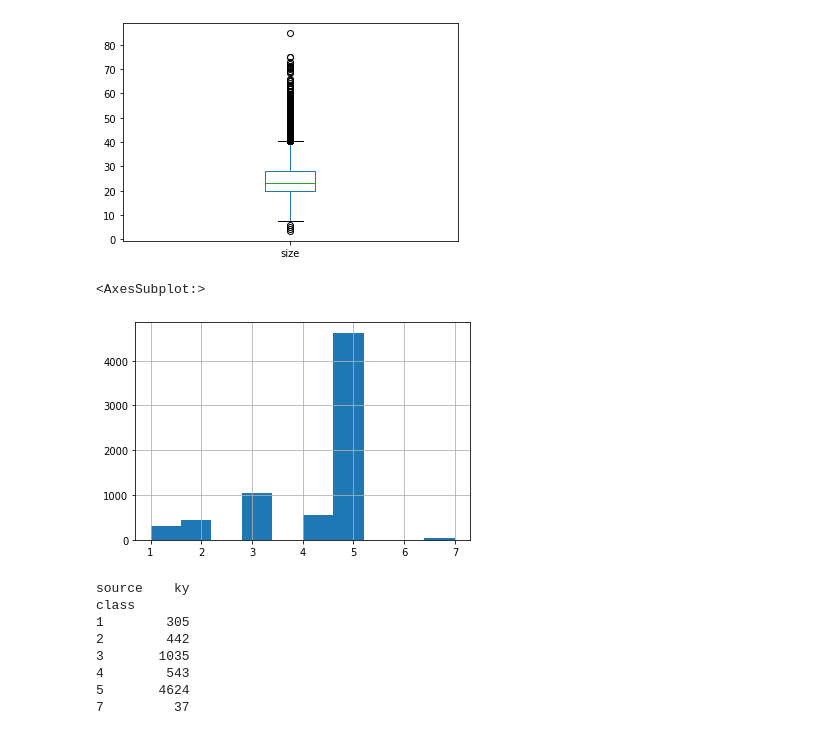
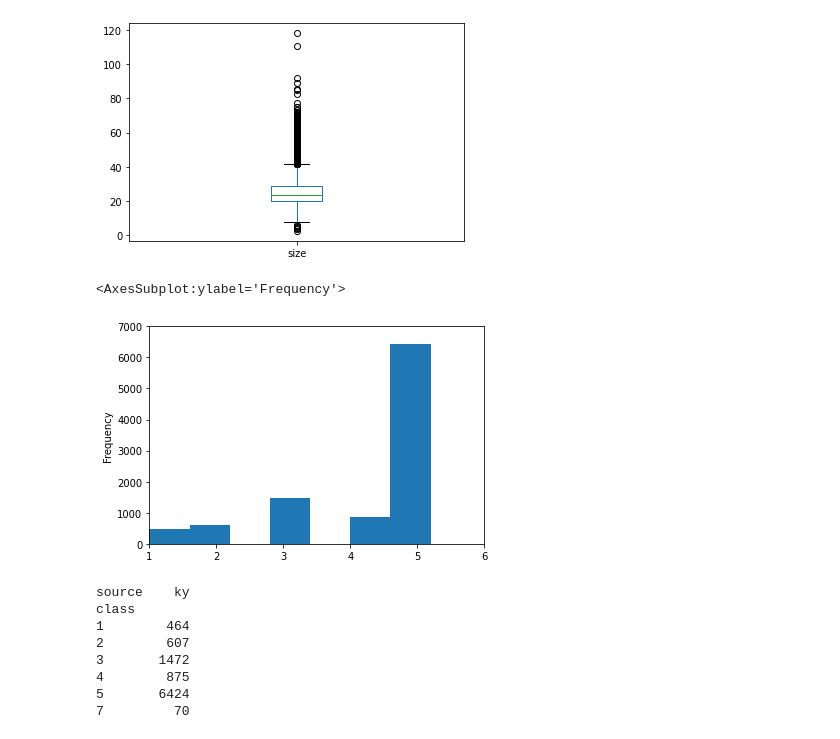
Before and after one commit to baibaidj/mmdet4med, a Jupyter notebook: demo/fracture_analysis.ipynb, the cells around one changed output. Drawn from its saved outputs; the diff is of its cells as text; code cells hidden in the pictures.

```diff
--- a/demo/fracture_analysis.ipynb
+++ b/demo/fracture_analysis.ipynb
@@ -23,18 +23,21 @@ import mmcv
 # json_str = mmcv.dump(data, file_format='json')
 # mmcv.list_from_file('a.txt')
 # %%
-# tb_rt = Path('/data/lung_algorithm/data/DetFrac/processed_new/plan_rib_crop')
-tb_rt = Path('/mnt/data4t/dejuns/ribfrac/processed/plan_frac_recheck')
-
+tb_rt = Path('/data/lung_algorithm/data/DetFrac/processed_new/plan_frac_recheck') # plan_frac_recheck # plan_rib_crop
+# tb_rt = Path('/mnt/data4t/dejuns/ribfrac/processed/plan_frac_recheck')
+exclude_cohorts = ['KY_B11_144_crop', 'ribfrac2020_crop']
 cohortids = [a for a in os.listdir(tb_rt) if os.path.isdir(tb_rt/a)]
 
 roi_all_list = []
+cohort2roifps = {}
 for cohort in cohortids:
+    if cohort in exclude_cohorts: continue
     cohort_dir = tb_rt/cohort
     cids = os.listdir(cohort_dir)
-
+    cohort2roifps.setdefault(cohort, [])
     for cid in cids:
         roi_fp = cohort_dir/f'{cid}/{cid}_ins2cls.json'
+        cohort2roifps[cohort].append(roi_fp)
         with open(roi_fp, 'r') as f:
             roi_info = mmcv.load(f, file_format='json')
         for roi in roi_info:
@@ -43,9 +46,13 @@ for cohort in cohortids:
             roi['size'] = np.linalg.norm(np.array(roi['bbox'])[3:] - np.array(roi['bbox'])[:3])
         roi_all_list.extend(roi_info)
 
+
 roi_all_tb = pd.DataFrame(roi_all_list)
 roi_all_tb['source'] = roi_all_tb['cohort'].apply(lambda x: 'ky' if 'KY' in x else 'pub')
 roi_all_tb.info()
-roi_all_tb.to_csv(tb_rt/'fracture_instance_info_all.csv')
+# roi_all_tb.to_csv(tb_rt/'fracture_instance_info_all.csv')
+
+for c, fns in cohort2roifps.items():
+    print(f'{c} {len(fns)}' )
 # %% [output]
 <class 'pandas.core.frame.DataFrame'>
@@ -96,25 +90,25 @@ class 7 instance 37 pid 24
 # roi_all_tb['size'].hist(bins = 40, by= roi_all_tb['class'], layout = (1, 4), figsize=(12, 3))
 ax = roi_all_tb['size'].plot.box(by= roi_all_tb['class'])
 # %% [output]
-[figure, old version]
+[figure, new version]
 # %%
 
-roi_all_tb['class'].hist() # by= roi_all_tb['source']
+roi_all_tb['class'].plot.hist(ylim=(0,7000), xlim = (0, 6)) # by= roi_all_tb['source']
 # %% [output]
-<AxesSubplot:>
+<AxesSubplot:ylabel='Frequency'>
-[figure, old version]
+[figure, new version]
 # %%
 cls_by_source = pd.crosstab(roi_all_tb['class'], roi_all_tb['source'])
 print(cls_by_source)
 # %% [output]
 source    ky
 class
-1        305
-2        442
-3       1035
-4        543
-5       4624
-7         37
+1        464
+2        607
+3       1472
+4        875
+5       6424
+7         70
 # %%
 roi_info_ky = roi_all_tb.loc[roi_all_tb['source'] == 'ky', :]
 # roi_info_pub = roi_all_tb.loc[roi_all_tb['source'] == 'pub', :]
```
Also changed, not shown: parts of 7 cells of this notebook, 35 other files.
